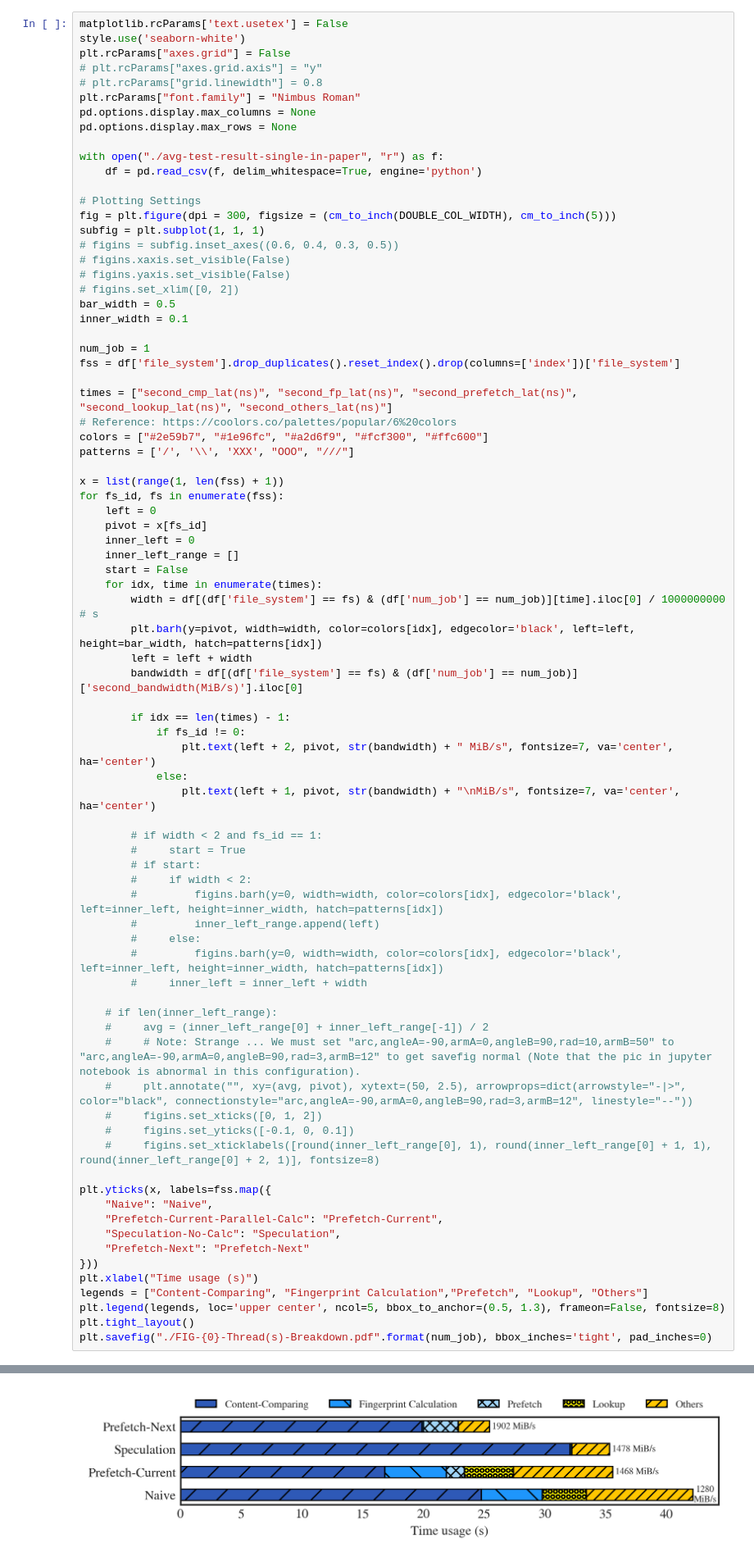
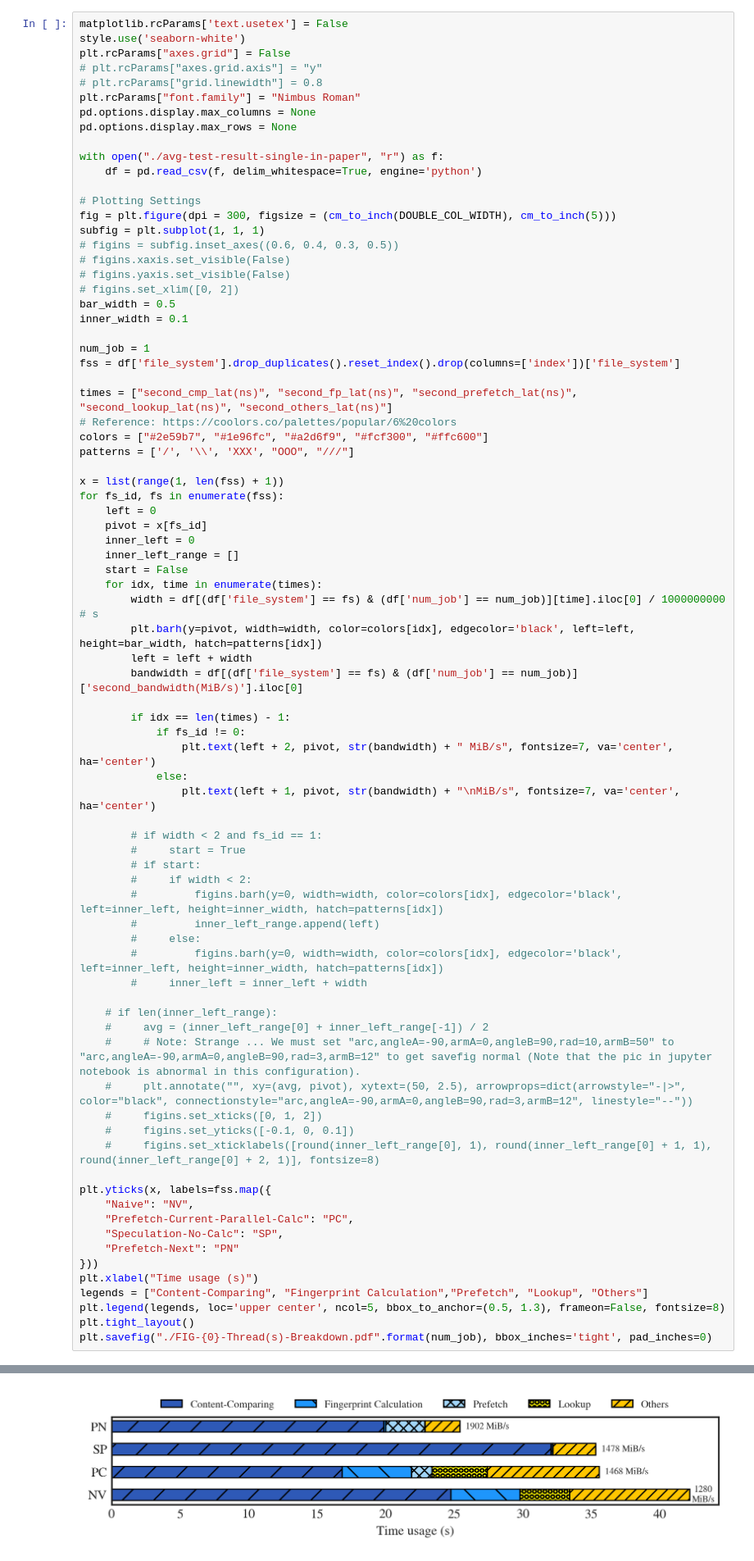
Before and after one commit to Light-Dedup/tests, a Jupyter notebook: FIG_Prefetch/plot.ipynb, the cells around one changed output, grey strips where cells are left out. Shown at 82% size. Cells and saved outputs as stored; diff of their text form.

```diff
--- a/FIG_Prefetch/plot.ipynb
+++ b/FIG_Prefetch/plot.ipynb
@@ -106,38 +106,38 @@ for fs_id, fs in enumerate(fss):
             else:
                 plt.text(left + 1, pivot, str(bandwidth) + "\nMiB/s", fontsize=7, va='center', ha='center')
 
         # if width < 2 and fs_id == 1:
         #     start = True
         # if start:
         #     if width < 2:
         #         figins.barh(y=0, width=width, color=colors[idx], edgecolor='black', left=inner_left, height=inner_width, hatch=patterns[idx])
         #         inner_left_range.append(left)
         #     else:
         #         figins.barh(y=0, width=width, color=colors[idx], edgecolor='black', left=inner_left, height=inner_width, hatch=patterns[idx])
         #     inner_left = inner_left + width
 
     # if len(inner_left_range):
     #     avg = (inner_left_range[0] + inner_left_range[-1]) / 2
     #     # Note: Strange ... We must set "arc,angleA=-90,armA=0,angleB=90,rad=10,armB=50" to "arc,angleA=-90,armA=0,angleB=90,rad=3,armB=12" to get savefig normal (Note that the pic in jupyter notebook is abnormal in this configuration).
     #     plt.annotate("", xy=(avg, pivot), xytext=(50, 2.5), arrowprops=dict(arrowstyle="-|>", color="black", connectionstyle="arc,angleA=-90,armA=0,angleB=90,rad=3,armB=12", linestyle="--"))
     #     figins.set_xticks([0, 1, 2])
     #     figins.set_yticks([-0.1, 0, 0.1])
     #     figins.set_xticklabels([round(inner_left_range[0], 1), round(inner_left_range[0] + 1, 1), round(inner_left_range[0] + 2, 1)], fontsize=8)
 
 plt.yticks(x, labels=fss.map({
-    "Naive": "Naive",
-    "Prefetch-Current-Parallel-Calc": "Prefetch-Current",
-    "Speculation-No-Calc": "Speculation",
-    "Prefetch-Next": "Prefetch-Next"
+    "Naive": "NV",
+    "Prefetch-Current-Parallel-Calc": "PC",
+    "Speculation-No-Calc": "SP",
+    "Prefetch-Next": "PN"
 }))
 plt.xlabel("Time usage (s)")
 legends = ["Content-Comparing", "Fingerprint Calculation","Prefetch", "Lookup", "Others"]
 plt.legend(legends, loc='upper center', ncol=5, bbox_to_anchor=(0.5, 1.3), frameon=False, fontsize=8)
 plt.tight_layout()
 plt.savefig("./FIG-{0}-Thread(s)-Breakdown.pdf".format(num_job), bbox_inches='tight', pad_inches=0)
 # %% [output]
 'NimbusRoman-Regular.otf' can not be subsetted into a Type 3 font. The entire font will be embedded in the output.
-[figure, old version]
+[figure, new version]
 # %% [markdown]
 # Obsoleted Codes
 # %%
```
Also changed, not shown: 2 other files.
